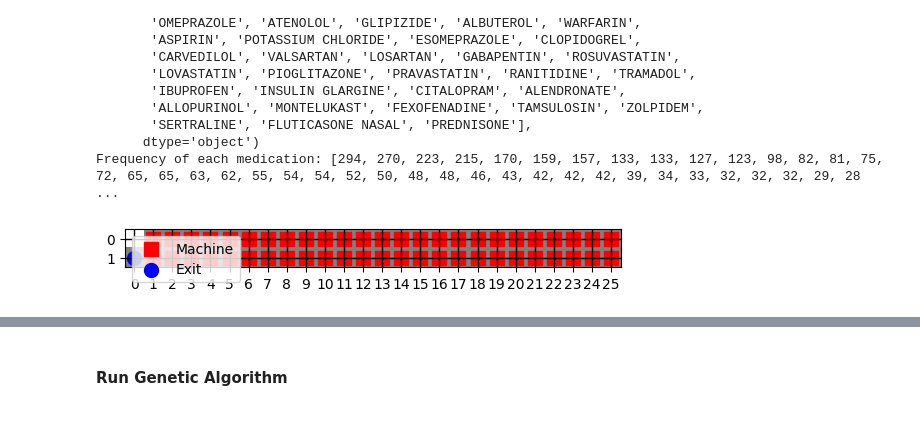
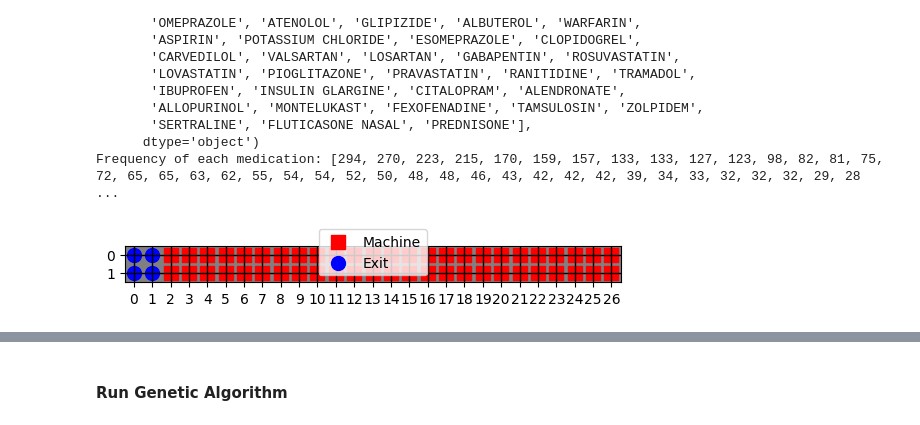
Before and after one commit to carishkaa/diplomka, a Jupyter notebook: src/main.ipynb, the cells around one changed output, grey strips where cells are left out. Drawn from its saved outputs; the diff is of its cells as text; code cells hidden in the pictures.

Commit message:
Added 2, 4 inlets for doubleline layout

```diff
--- a/src/main.ipynb
+++ b/src/main.ipynb
@@ -39,31 +39,31 @@ Sorted medications by frequency: Index(['LISINOPRIL', 'SIMVASTATIN', 'METOPROLOL
       dtype='object')
 Frequency of each medication: [294, 270, 223, 215, 170, 159, 157, 133, 133, 127, 123, 98, 82, 81, 75, 72, 65, 65, 63, 62, 55, 54, 54, 52, 50, 48, 48, 46, 43, 42, 42, 42, 39, 34, 33, 32, 32, 32, 29, 28 ...
 # %%
-layout = 'doubeline_1_enter_50'
+layout = 'doubeline_4_enter_50'
 
 amount_of_machines = 50
+INLETS_NUM = 4
 machines_count = [4, 3, 3, 2, 2, 2, 1, 1, 1, 1, 1, 1, 1, 1, 1, 1, 1, 1, 1, 1, 1, 1, 1, 1, 1, 1, 1, 1, 1, 1, 1, 1, 1, 1, 1, 1, 1, 1, 1, 1]
 assert sum(machines_count) == amount_of_machines, f"Sum of machines count is not equal to amount of machines: {sum(machines_count)} != {amount_of_machines}"
 # %%
 coord_x, coord_y, restricted_area, all_posible_positions = get_layout(layout)
 
-exit_positions = [(0, 1)]
-machine_positions = [(i, j) for i, j in all_posible_positions if not (i, j) in exit_positions]
+exit_positions = all_posible_positions[:INLETS_NUM]
+machine_positions = all_posible_positions[INLETS_NUM:]
 
 plt.figure()
 plt.imshow(restricted_area.transpose(), cmap='gray', alpha=0.5)
 plt.scatter(*zip(*machine_positions), c='r', s=100, marker='s', label='Machine')
-for exit_position in exit_positions:
-    plt.scatter(*zip(exit_position), c='b', s=100, marker='o', label='Exit')
+plt.scatter(*zip(*exit_positions), c='b', s=100, marker='o', label='Exit')
 plt.xticks(range(coord_x))
 plt.yticks(range(coord_y))
 
 plt.legend()
 
 plt.grid(which='major', color='k', linestyle='-', linewidth=1)
 plt.show()
 # %% [output]
-[figure, old version]
+[figure, new version]
 # %%
 # read csv
 coocurrence_matrix = np.loadtxt('../normalized_coocurrence_matrix.csv', delimiter=',')
```
Also changed, not shown: parts of 9 cells of this notebook, 4 other files.
